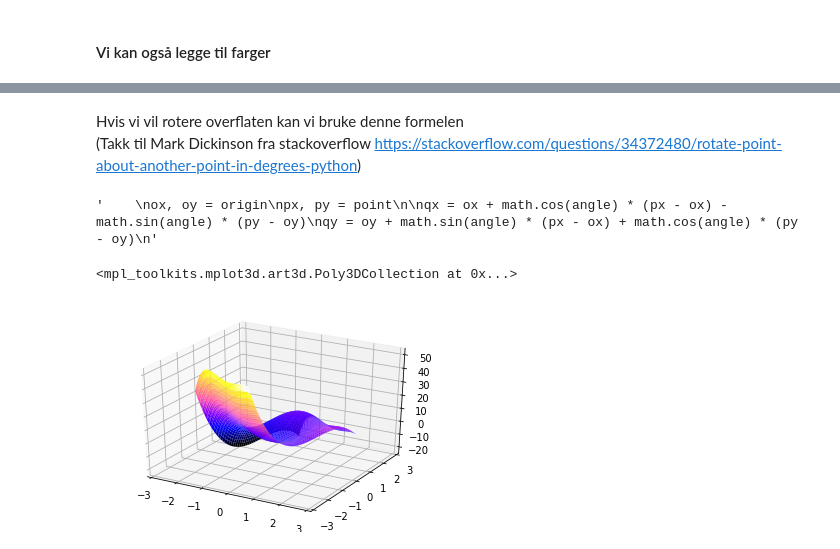
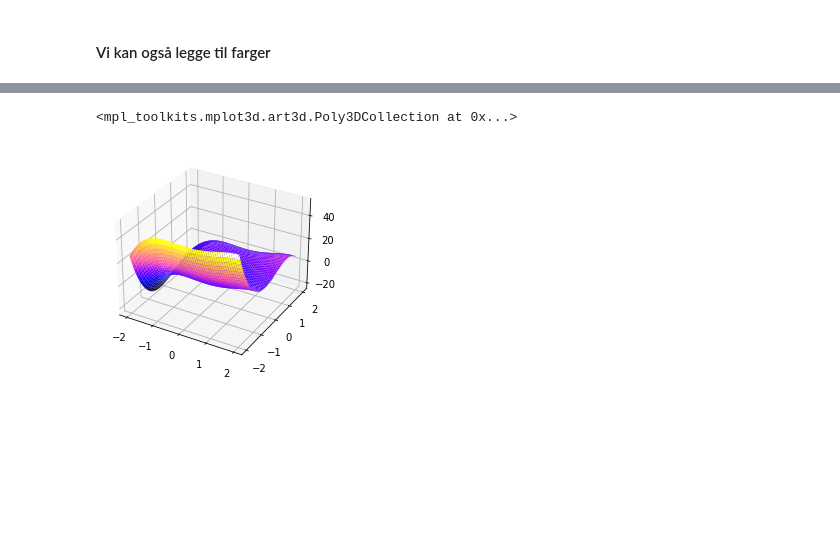
Before and after one commit to marksverdhei/advanced_matplotlib_workshop, a Jupyter notebook: 3dplots, animasjoner og overflater.ipynb, the cells around one changed output, grey strips where cells are left out. Cells and saved outputs as stored; diff of their text form; code cells hidden in the pictures; blank space fills up the shorter version.

```diff
--- a/3dplots, animasjoner og overflater.ipynb
+++ b/3dplots, animasjoner og overflater.ipynb
@@ -103,25 +165,6 @@ ax.plot_wireframe(X, Y, Z, color="red")
-# %% [markdown]
-Hvis vi vil rotere overflaten kan vi bruke denne formelen
-(Takk til Mark Dickinson fra stackoverflow
-https://stackoverflow.com/questions/34372480/rotate-point-about-another-point-in-degrees-python)
-# %%
-"""
-ox, oy = origin
-px, py = point
-
-qx = ox + math.cos(angle) * (px - ox) - math.sin(angle) * (py - oy)
-qy = oy + math.sin(angle) * (px - ox) + math.cos(angle) * (py - oy)
-"""
-# %% [output]
-'    \nox, oy = origin\npx, py = point\n\nqx = ox + math.cos(angle) * (px - ox) - math.sin(angle) * (py - oy)\nqy = oy + math.sin(angle) * (px - ox) + math.cos(angle) * (py - oy)\n'
-# %%
-cx, cy = 0, 0
-angle = 12
-Xi = cx + np.cos(angle) * (X - cx) - np.sin(angle) * (Y - cy)
-Yi = cy + np.sin(angle) * (X - cx) + np.cos(angle) * (Y - cy)
-# Zi = f(Xi, Yi)
-ax = plt.axes(projection="3d")
-ax.plot_surface(Xi, Yi, Z, cmap="gnuplot2")
-# %% [output]
-<mpl_toolkits.mplot3d.art3d.Poly3DCollection at 0x...>
-[figure, removed]
+# %%
+ax = plt.axes(projection="3d")
+ax.plot_surface(X, Y, Z, cmap="gnuplot2")
+# %% [output]
+<mpl_toolkits.mplot3d.art3d.Poly3DCollection at 0x...>
+[figure, added]
```
Also changed, not shown: parts of 18 cells of this notebook, 3 other files.
